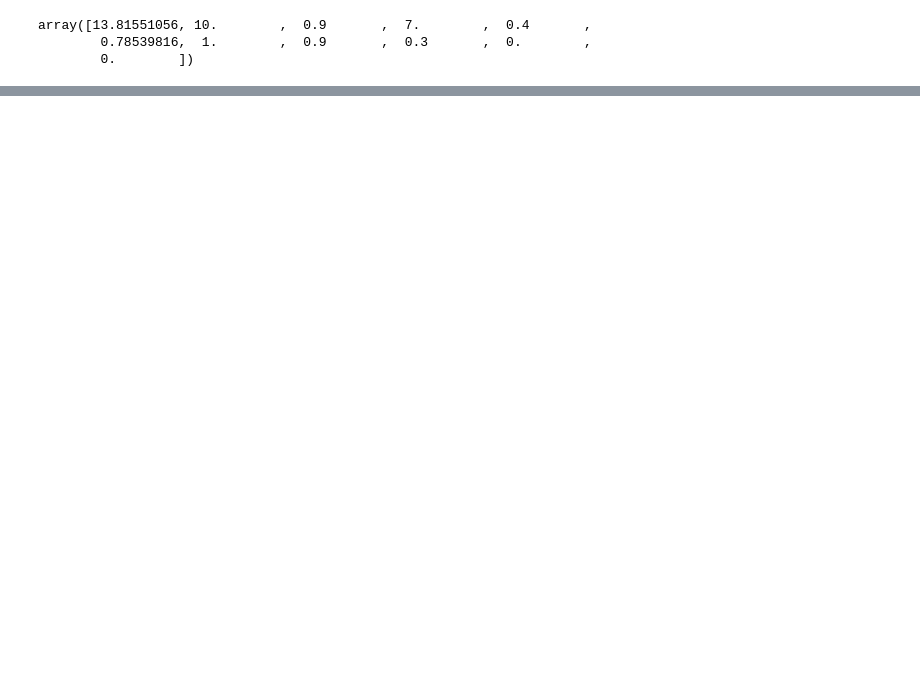
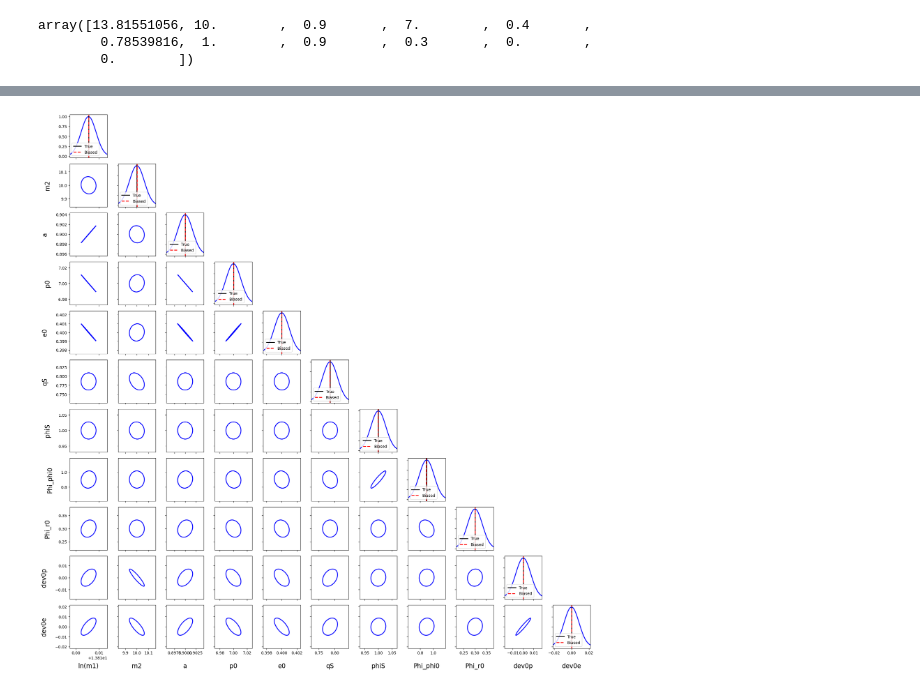
Before and after one commit to rishavrste/SuperKludge_r, a Jupyter notebook: CV_Biases/CVBiases.ipynb, the cells around one changed output, grey strips where cells are left out. Saved outputs shown, nothing was run; the diff lists cells and outputs as text; code cells hidden in the pictures; blank space fills up the shorter version.

```diff
--- a/CV_Biases/CVBiases.ipynb
+++ b/CV_Biases/CVBiases.ipynb
@@ -68,7 +69,7 @@ waveform_generator = GenerateEMRIWaveform
 waveform_generator_kwargs = dict(return_list=False)
 # %%
 m1 = 1e6
-m2 = 1e1
+m2 = 10
 a = 0.9
 e0 = 0.4
 xI0 = 1.0
@@ -347,8 +215,8 @@ def logmasstransform(Fisher, m1, index_of_m1 = 0):
 # %%
 fisher_=Fisher.copy()
 fisher_
-sef.deltas["Phi_phi0"] = 1e-5
-sef.deltas["Phi_r0"] = 1e-5
+# sef.deltas["Phi_phi0"] = 1e-5
+# sef.deltas["Phi_r0"] = 1e-5
 sef.deltas
 # %% [output]
 {'m1': 35.11191734215131,
@@ -433,0 +277,9 @@ sef.deltas
+# %%
+parameters = {}
+for i in range(len(param_names_com)):
+    parameters[param_names_com[i]] = pars_list_com[i]
+
+
+order = 8 #order of finite-difference derivative
+kind = "central" #kind of finite-difference derivative
+parameters
@@ -610,0 +540,33 @@ array([13.81551056, 10.        ,  0.9       ,  7.        ,  0.4       ,
+# %%
+from stableemrifisher.plot import CovEllipsePlot
+# pars_list = [m1, m2, p0, e0, dist,qS,phiS,Phi_phi0,Phi_r0,chi2]
+# param_names = ['m1','m2','p0','e0','dist','qS','phiS','Phi_phi0','Phi_r0','chi2']
+pars_list = params_truth_in_considered
+# param_names_plot = [
+#     r'$\log{m_1}$', r'$m_2$', r'$a$', r'$p_0$', r'$e_0$',
+#     r'$\phi_S$', r'$\Phi_{\phi_0}$', r'$\Phi_{r_0}$',
+#     r'dev0_p', r'dev0_e'
+# ]
+param_names = ['ln(m1)','m2','a','p0','e0','qS','phiS','Phi_phi0','Phi_r0','dev0p','dev0e']
+
+wave_params = {}
+for i in range(len(pars_list)):
+    wave_params[param_names[i]] = params_truth_in_considered[i]
+
+ellipse_kwargs = dict(facecolor='None', edgecolor='b', lw=2)
+line_kwargs = dict(lw=2, color='b')
+
+fig, axs = plt.subplots(len(covariance),len(covariance), figsize=(20,20))
+fig, axs = CovEllipsePlot(covariance, wave_params=wave_params, param_names=param_names, fig=fig, axs=axs, ellipse_kwargs=ellipse_kwargs, line_kwargs=line_kwargs)
+# === ADD TRUE AND BIASED PARAMETER LINES ===
+for i in range(len(param_names)):
+    # Diagonal subplot (1D)
+    ax = axs[i, i]
+    ax.axvline(params_truth_in_considered[i], color='k', linestyle='-', lw=2, label='True')
+    ax.axvline(biased_params[i], color='r', linestyle='--', lw=2, label='Biased')
+    ax.legend(fontsize=10)
+
+plt.tight_layout()
+plt.show()
+# %% [output]
+[figure, added]
```
Also changed, not shown: parts of 19 cells of this notebook.
